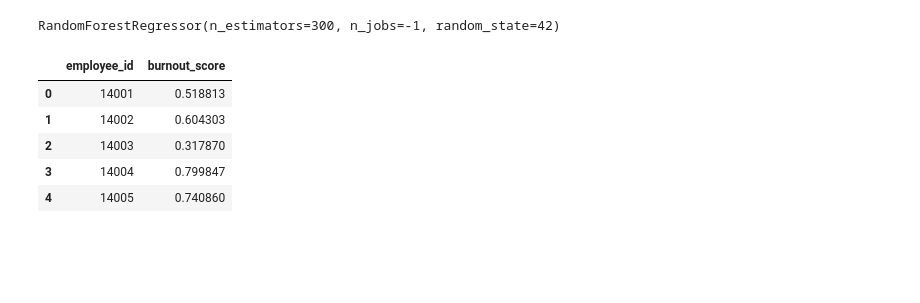
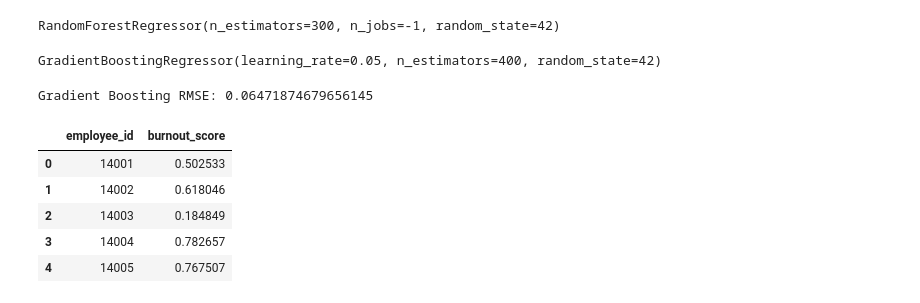
Before and after one commit to Khwa678/Machine-learning-ABES-competitions, a Jupyter notebook: khwahish-computer-science.ipynb, the cells around one changed output. Drawn from its saved outputs; the diff is of its cells as text; code cells hidden in the pictures; blank space fills up the shorter version.

```diff
--- a/khwahish-computer-science.ipynb
+++ b/khwahish-computer-science.ipynb
@@ -102,6 +102,9 @@ Index(['employee_id', 'age', 'gender', 'education_level', 'experience_years',
 # %%
 X = train_df.drop("burnout_score", axis=1)
 y = train_df["burnout_score"]
+# %%
+X = X.drop("employee_id", axis=1)
+test_df = test_df.drop("employee_id", axis=1)
 # %%
 num_cols=X.select_dtypes(include=["int64","float64"]).columns
 # %%
@@ -171,18 +174,48 @@ model.fit(X, y)
 RandomForestRegressor(n_estimators=300, n_jobs=-1, random_state=42)
 # %%
 test_predictions = model.predict(test_df)
+# %%
+from sklearn.ensemble import GradientBoostingRegressor
+from sklearn.metrics import mean_squared_error
+import numpy as np
+
+gbr = GradientBoostingRegressor(
+    n_estimators=400,
+    learning_rate=0.05,
+    max_depth=3,
+    random_state=42
+)
+
+gbr.fit(X_train, y_train)
+# %% [output]
+GradientBoostingRegressor(learning_rate=0.05, n_estimators=400, random_state=42)
+# %%
+val_preds = gbr.predict(X_val)
+val_preds = np.clip(val_preds, 0, 1)  # IMPORTANT
+
+rmse = np.sqrt(mean_squared_error(y_val, val_preds))
+print("Gradient Boosting RMSE:", rmse)
+# %% [output]
+Gradient Boosting RMSE: 0.06471874679656145
+# %%
+# Predict using Gradient Boosting model
+test_preds = gbr.predict(test_df)
+
+# Keep predictions between 0 and 1
+import numpy as np
+test_preds = np.clip(test_preds, 0, 1)
 # %%
 submission = pd.DataFrame({
     "employee_id": sample_sub["employee_id"],
-    "burnout_score": test_predictions
+    "burnout_score": test_preds
 })
 
 submission.to_csv("submission.csv", index=False)
 submission.head()
 # %% [output]
 |  | employee_id | burnout_score |
-| 0 | 14001 | 0.518813 |
-| 1 | 14002 | 0.604303 |
-| 2 | 14003 | 0.317870 |
-| 3 | 14004 | 0.799847 |
-| 4 | 14005 | 0.740860 |
+| 0 | 14001 | 0.502533 |
+| 1 | 14002 | 0.618046 |
+| 2 | 14003 | 0.184849 |
+| 3 | 14004 | 0.782657 |
+| 4 | 14005 | 0.767507 |
```
Also changed, not shown: parts of 2 cells of this notebook.
